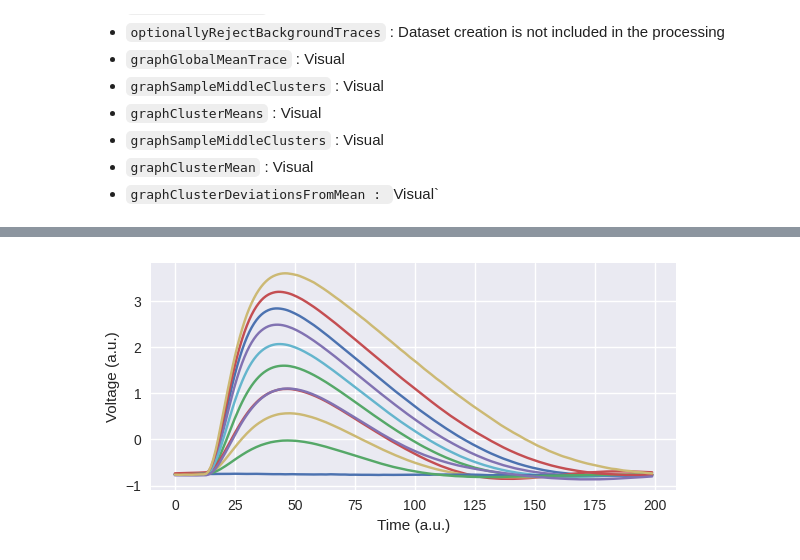
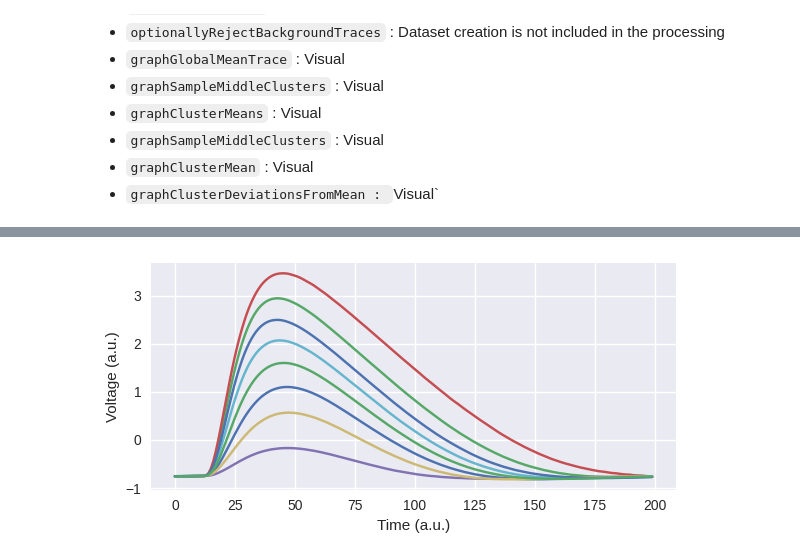
Before and after one commit to polyquantique/Poisson-Inspired-Kmeans, a Jupyter notebook: dev_PIKA.ipynb, the cells around one changed output, grey strips where cells are left out. Drawn from its saved outputs; the diff is of its cells as text; code cells hidden in the pictures.

```diff
--- a/dev_PIKA.ipynb
+++ b/dev_PIKA.ipynb
@@ -765,16 +775,16 @@ pk.fit(
 #     plt.tight_layout()
 #     plt.show()
 # %%
-km = KMeans(n_clusters=11, tol=1e-6, random_state=137, init='random')
+km = KMeans(n_clusters=8, tol=1e-6, random_state=137, init='random')
 label = km.fit_transform(data_train[0])
 means = km.cluster_centers_
 
 with plt.style.context('seaborn-v0_8'):
     plt.figure(figsize = (6,3), dpi=100)
     plt.plot(means.T)
     plt.ylabel('Voltage (a.u.)')
     plt.xlabel('Time (a.u.)')
     plt.tight_layout()
     plt.show()
 # %% [output]
-[figure, old version]
+[figure, new version]
```
Also changed, not shown: parts of 2 cells of this notebook, 3 other files.
